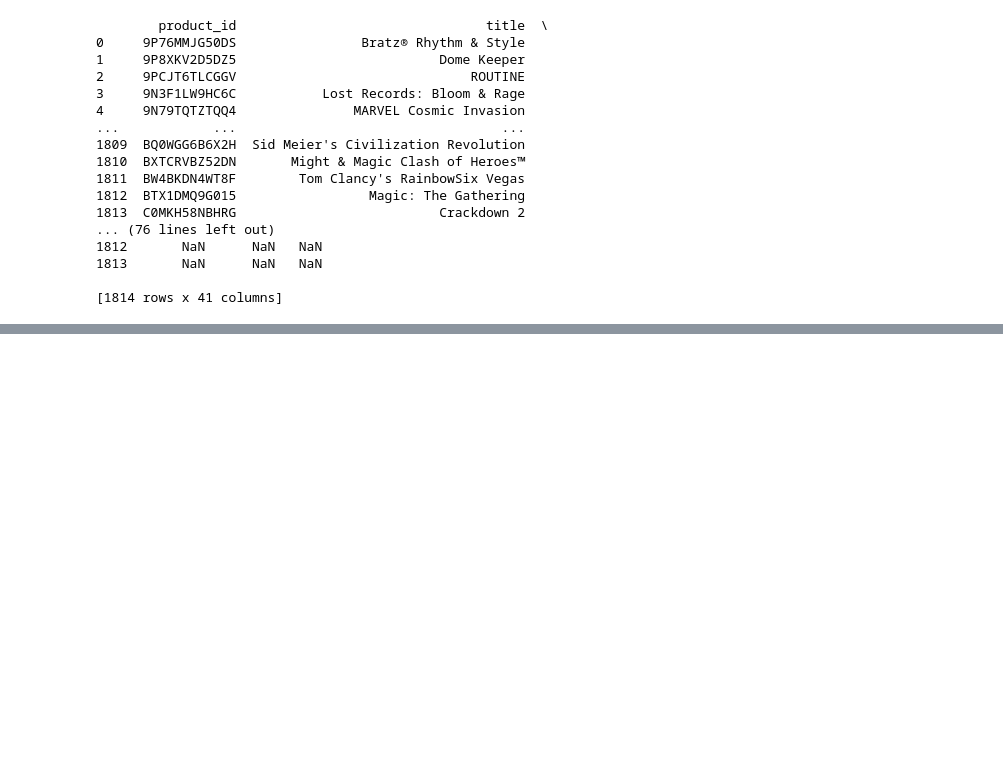
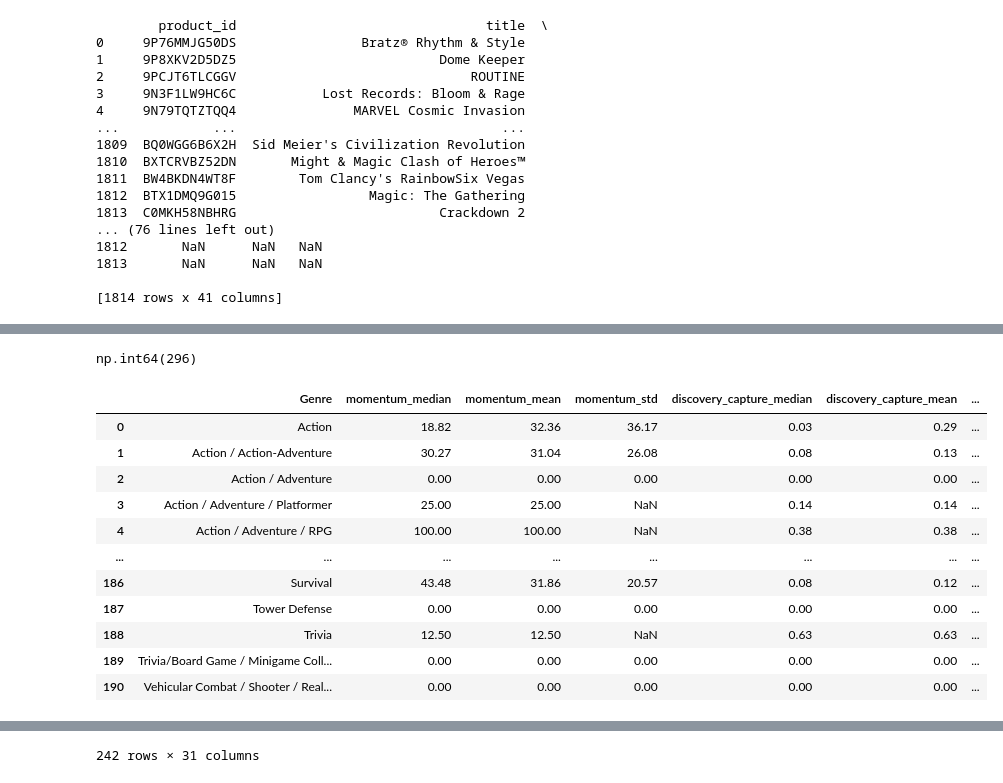
Before and after one commit to Doggo21345/xbox-gamepass-analytics, a Jupyter notebook: cleaning.ipynb, the cells around one changed output, grey strips where cells are left out. Saved outputs shown, nothing was run; the diff lists cells and outputs as text; code cells hidden in the pictures; blank space fills up the shorter version.

```diff
--- a/cleaning.ipynb
+++ b/cleaning.ipynb
@@ -229,3 +295,75 @@ DF['publisher'] = DF['publisher'].replace(publisher_map)
+# %%
+DF['Genre'].isnull().sum()
+# %% [output]
+np.int64(296)
 # %%
-sorted(DF['publisher'].unique().astype(str))
+import pandas as pd
+def Genre_performance_analysis(df):
+    """Analyze performance metrics by Genre."""
+    Genre_stats = df.groupby('Genre').agg({
+        'momentum': ['median', 'mean', 'std'],
+        'discovery_capture': ['median', 'mean'],
+        'quality_retention': ['median', 'mean'],
+        'rating_7_days_count': ['mean', 'std', 'median'],
+        'rating_30_days_count': ['mean', 'std', 'median'],
+        'rating_alltime_count': ['mean', 'std', 'median'],
+        'rating_alltime_avg': ['mean', 'std', 'median'],
+        'rating_30_days_avg': ['mean', 'std', 'median'],
+        'rating_7_days_avg': ['mean', 'std', 'median'],
+        'rating_trend_7d_vs_alltime': ['mean', 'std', 'median'],
+        'title': 'count'  # Number of games per Genre
+    }).round(2)
+
+
+    Genre_stats.columns = ['_'.join(col).strip() for col in Genre_stats.columns.values]
+
+    # Move 'Genre' from the index into a regular column
+    Genre_stats = Genre_stats.reset_index()
+
+    # Now rename works easily because it's just a single string
+    Genre_stats = Genre_stats.rename(columns={'title_count': 'game_count'})
+
+    return Genre_stats
+
+def Genre_gamepass_comparison(df):
+    """Compare Game Pass vs Non-Game Pass games by Genre."""
+    comparison = df.groupby(['Genre', 'has_gamepass_remediation']).agg({ #using the agg fucntion to peform a series of operations on the grouped data to get summary statistics for each Genre and Game Pass status
+        'momentum': ['mean', 'std', 'median'],
+        'discovery_capture': ['mean', 'std', 'median'],
+        'quality_retention': ['mean', 'std', 'median'],
+        'rating_7_days_avg': ['mean', 'std', 'median'],
+        'rating_30_days_avg': ['mean', 'std', 'median'],
+        'rating_alltime_avg': ['mean', 'std', 'median'],
+        'rating_7_days_count': ['mean', 'std', 'median'],
+        'rating_30_days_count': ['mean', 'std', 'median'],
+        'rating_alltime_count': ['mean', 'std', 'median'],
+        'has_gamepass_remediation': 'sum',  # Number of games on GP
+        'title': 'count'  # Total games
+    }).round(2)
+
+
+    comparison.columns = ['_'.join(col).strip() for col in comparison.columns.values]
+    comparison = comparison.reset_index()
+    comparison = comparison.rename(columns={'title': 'game_count'})
+    return comparison
+
+# 1. Generate the Genre Baselines
+Genre_perf = Genre_performance_analysis(DF)
+display(Genre_perf)
+
+# 2. Generate the Game Pass Comparison
+Genre_gp = Genre_gamepass_comparison(DF)
+display(Genre_gp)
 # %% [output]
+|  | Genre | momentum_median | momentum_mean | momentum_std | discovery_capture_median | discovery_capture_mean | ... |
+| 0 | Action | 18.82 | 32.36 | 36.17 | 0.03 | 0.29 | ... |
+| 1 | Action / Action-Adventure | 30.27 | 31.04 | 26.08 | 0.08 | 0.13 | ... |
+| 2 | Action / Adventure | 0.00 | 0.00 | 0.00 | 0.00 | 0.00 | ... |
+| 3 | Action / Adventure / Platformer | 25.00 | 25.00 | NaN | 0.14 | 0.14 | ... |
+| 4 | Action / Adventure / RPG | 100.00 | 100.00 | NaN | 0.38 | 0.38 | ... |
+| ... | ... | ... | ... | ... | ... | ... | ... |
+| 186 | Survival | 43.48 | 31.86 | 20.57 | 0.08 | 0.12 | ... |
+| 187 | Tower Defense | 0.00 | 0.00 | 0.00 | 0.00 | 0.00 | ... |
+| 188 | Trivia | 12.50 | 12.50 | NaN | 0.63 | 0.63 | ... |
+| 189 | Trivia/Board Game / Minigame Coll... | 0.00 | 0.00 | 0.00 | 0.00 | 0.00 | ... |
+| 190 | Vehicular Combat / Shooter / Real... | 0.00 | 0.00 | 0.00 | 0.00 | 0.00 | ... |
@@ -249 +383,2 @@ sorted(DF['publisher'].unique().astype(str))
+242 rows × 31 columns
 # %%
```
Also changed, not shown: parts of 9 cells of this notebook, 2 other files.
